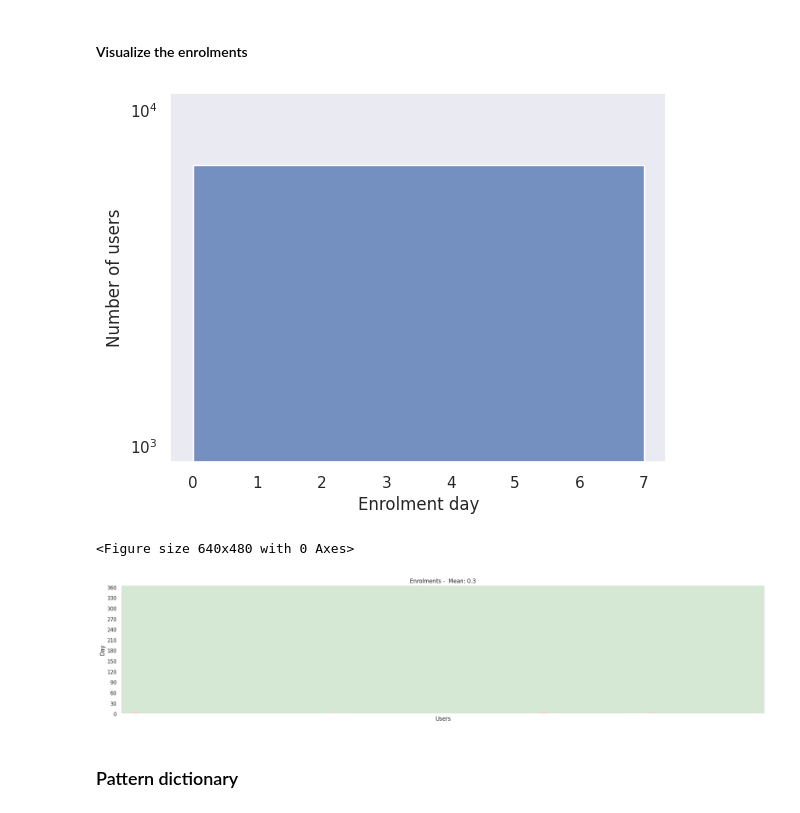
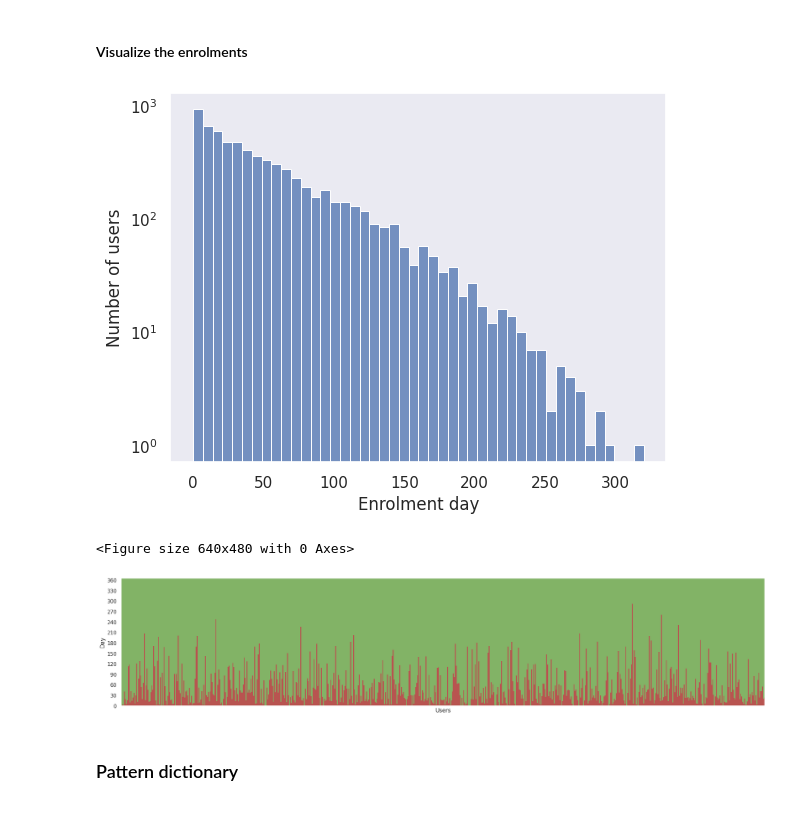
Before and after one commit to kabolat/behavio-temporal-vae, a Jupyter notebook: notebooks/inspect_indiviudal_model.ipynb, the cells around one changed output. Saved outputs shown, nothing was run; the diff lists cells and outputs as text; code cells hidden in the pictures.

```diff
--- a/notebooks/inspect_indiviudal_model.ipynb
+++ b/notebooks/inspect_indiviudal_model.ipynb
@@ -19,7 +19,7 @@ import src.testing_lib as testing_lib
 # %% [markdown]
 ### Find the desired model
 # %%
-config_dir = '/home/kbolat/Python/behavio-temporal-vae/runs/visual_Aug09_16-20-51'
+config_dir = '/home/kbolat/Python/behavio-temporal-vae/runs/sweep_Aug26_12-43-57'
 config_file = 'config.json'
 
 with open(os.path.join(config_dir, config_file), 'r') as f: config = json.load(f)
@@ -59,28 +60,28 @@ plt.ylabel('Number of users')
 plt.show()
 plt.savefig(os.path.join(config_dir, 'visuals', 'enrolments', 'enrolment_days.png'))
 # %% [output]
-[figure, old version]
+[figure, new version]
 <Figure size 640x480 with 0 Axes>
 # %%
 import matplotlib as mpl
 # %%
 enrolment_matrix = np.zeros((num_users, 365))
 for i in range(num_users): enrolment_matrix[i, num_missing_days[i]:] = 1
 
-ssample = 97 ## for visualization
+ssample = 10 ## for visualization
 fig, ax = plt.subplots(1, 1, figsize=(25, 5))
 # sns.heatmap(enrolment_matrix[::ssample].T, ax=ax, cbar=False, cmap=[(248/255, 206/255, 204/255, 1), (213/255,232/255,212/255,1)])
-plt.pcolormesh(enrolment_matrix[::ssample].T, cmap=mpl.colors.ListedColormap([(248/255, 206/255, 204/255, 1), (213/255,232/255,212/255,1)]))
-ax.set_title(f"Enrolments -  Mean: {365/(1+config['data']['ampute_params']['b']/config['data']['ampute_params']['a']):.1f}")
+plt.pcolormesh(enrolment_matrix[::ssample].T, cmap=mpl.colors.ListedColormap([(184/255, 84/255, 80/255,1), (130/255, 179/255, 102/255, 1)]))
+# ax.set_title(f"Enrolments -  Mean: {365/(1+config['data']['ampute_params']['b']/config['data']['ampute_params']['a']):.1f}")
 ax.set_xlabel("Users")
 ax.set_ylabel("Day")
 # plt.gca().invert_yaxis() ## flip the y axis
 plt.yticks(np.arange(0, 365, 30), np.arange(0, 365, 30))
 plt.xticks([])
 plt.savefig(os.path.join(config_dir, 'visuals', 'enrolments', 'enrolment_matrix.png'))
 plt.show()
 # %% [output]
-[figure, old version]
+[figure, new version]
 # %% [markdown]
 ### Pattern dictionary
 # %%
```
Also changed, not shown: parts of 11 cells of this notebook.
